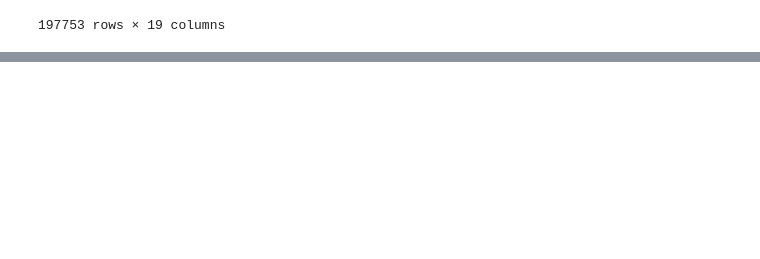
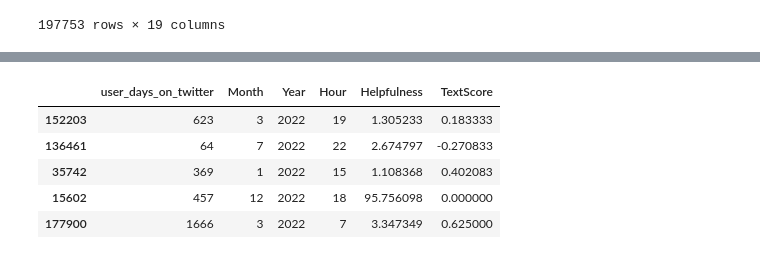
Before and after one commit to LiuuuXinyu/Bitcoin_tweets, a Jupyter notebook: test.ipynb, the cells around one changed output, grey strips where cells are left out. Drawn from its saved outputs; the diff is of its cells as text; code cells hidden in the pictures; blank space fills up the shorter version.

```diff
--- a/test.ipynb
+++ b/test.ipynb
@@ -307,0 +481,9 @@ X_train_processed.head()
+# %%
+X_train_processed
+# %% [output]
+|  | user_days_on_twitter | Month | Year | Hour | Helpfulness | TextScore |
+| 152203 | 623 | 3 | 2022 | 19 | 1.305233 | 0.183333 |
+| 136461 | 64 | 7 | 2022 | 22 | 2.674797 | -0.270833 |
+| 35742 | 369 | 1 | 2022 | 15 | 1.108368 | 0.402083 |
+| 15602 | 457 | 12 | 2022 | 18 | 95.756098 | 0.000000 |
+| 177900 | 1666 | 3 | 2022 | 7 | 3.347349 | 0.625000 |
```
Also changed, not shown: parts of 4 cells of this notebook, 3 other files.
